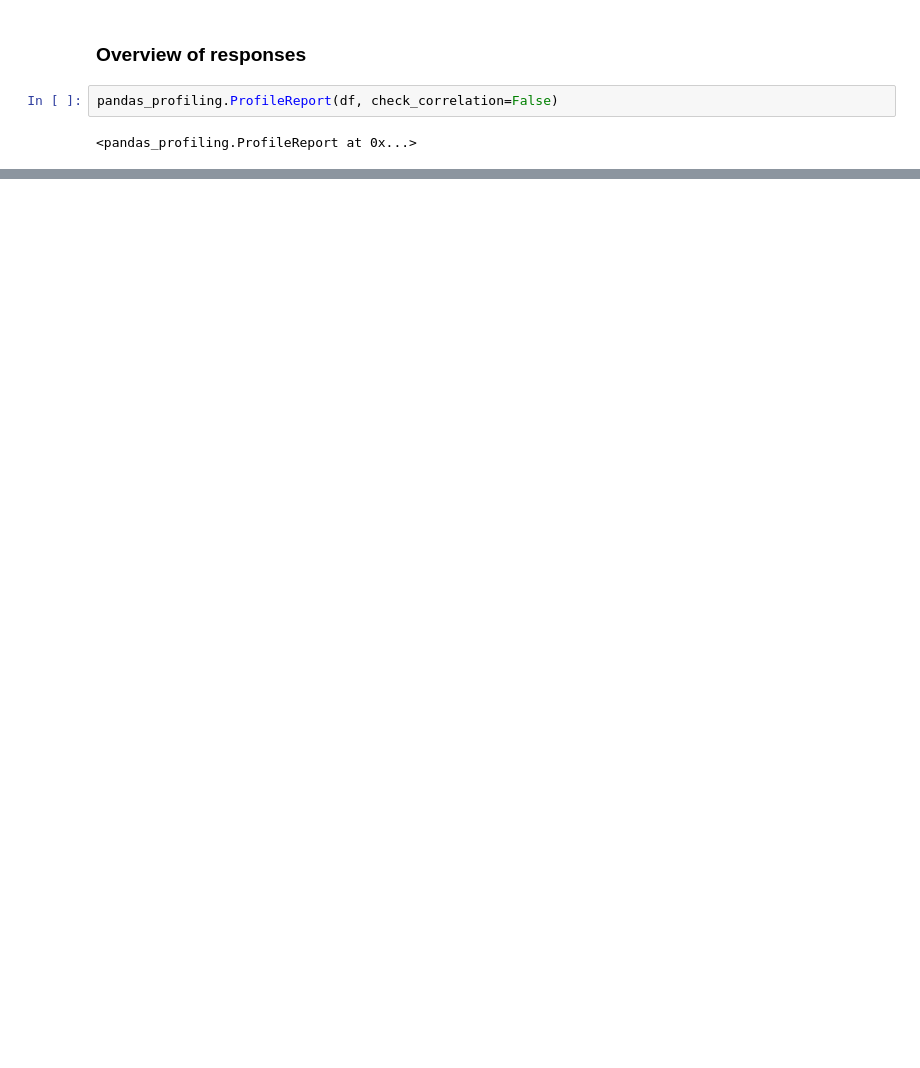
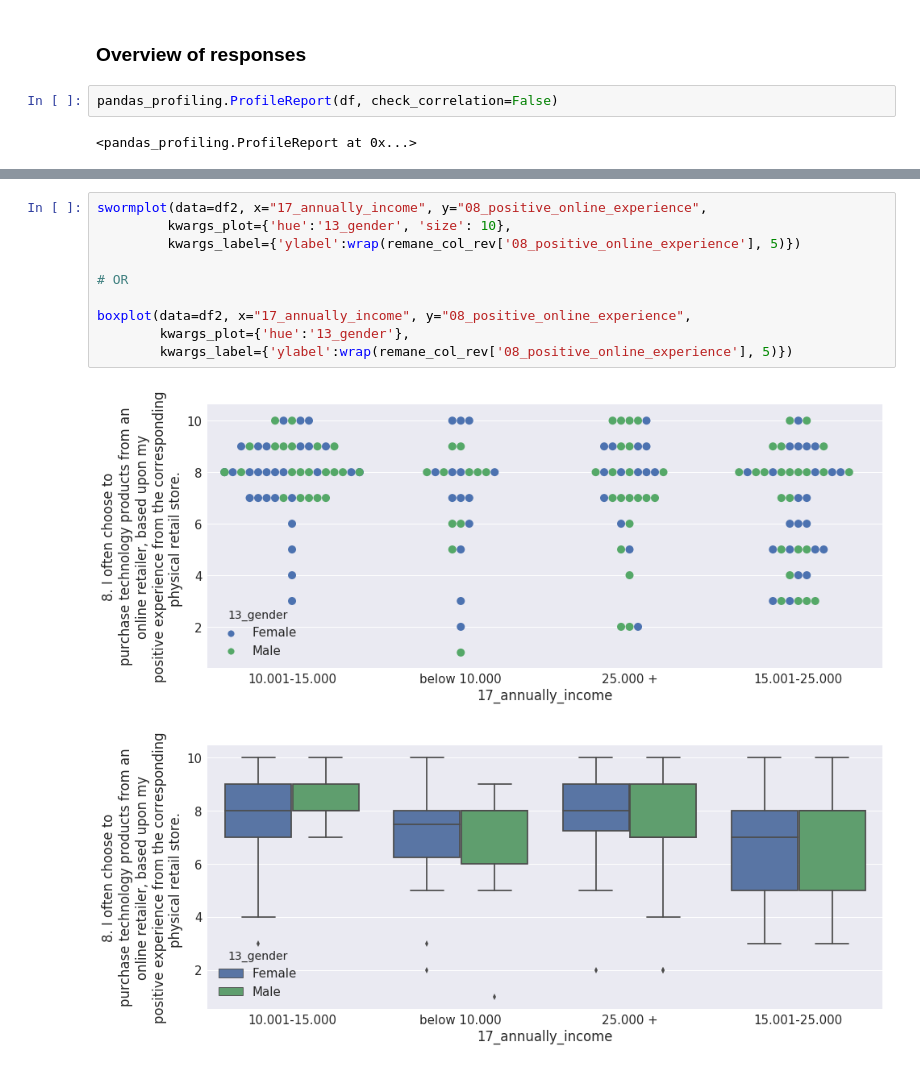
Before and after one commit to dimitris1ps/alexandra, a Jupyter notebook: Questionnaire_analysis.ipynb, the cells around one changed output, grey strips where cells are left out. Cells and saved outputs as stored; diff of their text form; blank space fills up the shorter version.

```diff
--- a/Questionnaire_analysis.ipynb
+++ b/Questionnaire_analysis.ipynb
@@ -94,0 +236,13 @@ pl.set( ylabel=wrap(remane_col_rev['08_positive_online_experience'], 5));
+# %%
+swormplot(data=df2, x="17_annually_income", y="08_positive_online_experience",
+         kwargs_plot={'hue':'13_gender', 'size': 10},
+         kwargs_label={'ylabel':wrap(remane_col_rev['08_positive_online_experience'], 5)})
+
+# OR
+
+boxplot(data=df2, x="17_annually_income", y="08_positive_online_experience",
+        kwargs_plot={'hue':'13_gender'},
+        kwargs_label={'ylabel':wrap(remane_col_rev['08_positive_online_experience'], 5)})
+# %% [output]
+[figure, added]
+[figure, added]
```
Also changed, not shown: parts of 35 cells of this notebook.
